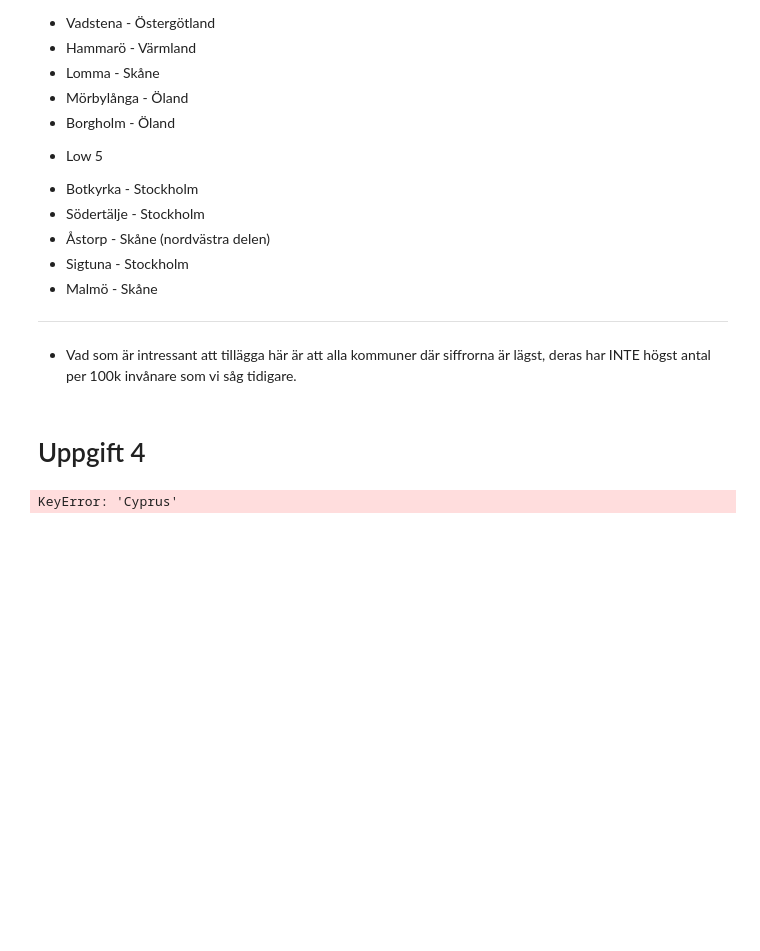
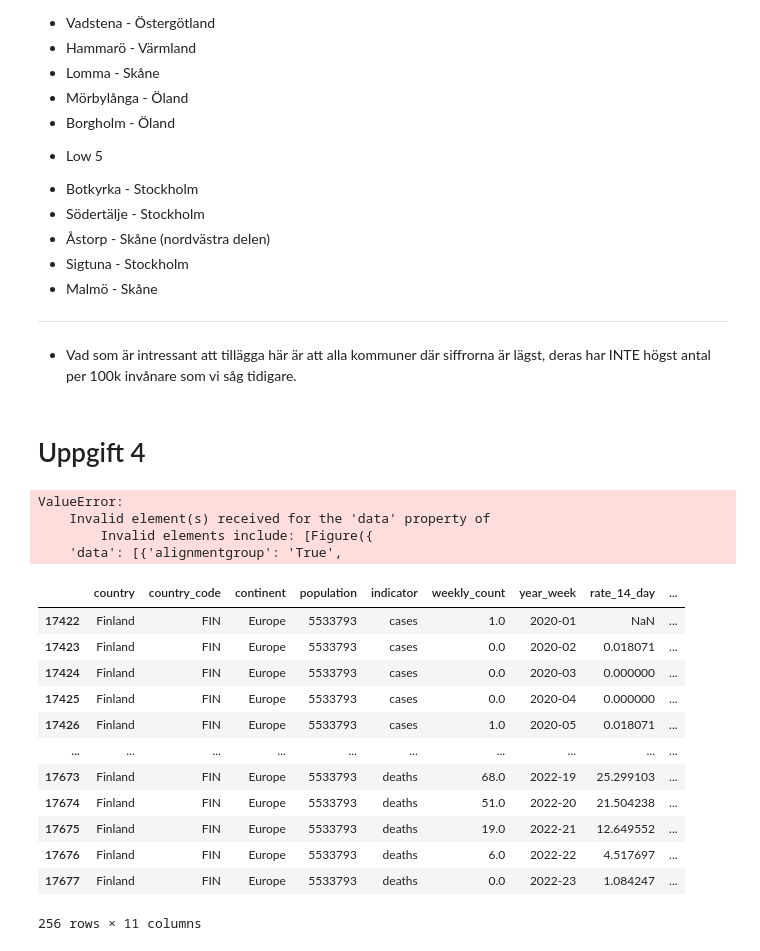
Before and after one commit to Danneftw1/Databehandling-Daniel-Nilsson, a Jupyter notebook: Labb_1/Labb.ipynb, the cells around one changed output. Cells and saved outputs as stored; diff of their text form; code cells hidden in the pictures; blank space fills up the shorter version.

```diff
--- a/Labb_1/Labb.ipynb
+++ b/Labb_1/Labb.ipynb
@@ -411,9 +432,64 @@ fig.show()
 - Vad som är intressant att tillägga här är att alla kommuner där siffrorna är lägst, deras har INTE högst antal per 100k invånare som vi såg tidigare.
 # %% [markdown]
 # Uppgift 4
-# %%
-worldcoviddata = pd.read_csv("../Data/worldwidedata_covid.csv")
-
-worldcoviddata['Cyprus']
-# %% [output]
-KeyError: 'Cyprus'
+# %%
+from plotly.subplots import make_subplots
+
+worldcoviddata = pd.read_csv("../Data/worldwidedata_covid.csv")
+
+sweden_covid = worldcoviddata[(worldcoviddata["country"] == "Sweden")]
+finland_covid = worldcoviddata[(worldcoviddata["country"] == "Finland")]
+norge_covid = worldcoviddata[(worldcoviddata["country"] == "Norge")]
+danmark_covid = worldcoviddata[(worldcoviddata["country"] == "Danmark")]
+
+fin_rate_week = finland_covid['rate_14_day']
+fin_year_week = finland_covid['year_week']
+
+swe_rate_week = sweden_covid['rate_14_day']
+swe_year_week = sweden_covid['year_week']
+
+fig = make_subplots(rows=1, cols=2)
+
+px.bar(sweden_covid,
+    y= "rate_14_day",
+    x="year_week",  # groups the bars next to eachother instead of stacking on eachother
+    labels={
+        "value": "Befolkning",
+        "variable": "Antal fall av Covid-19",
+    },
+    title="5 lägsta andel med dos 3 per kommun & 5 högsta andel med dos 3 per kommun"
+)
+
+fig.add_trace(px.scatter(x=fin_rate_week, y=fin_year_week), row=1 ,col=1)
+# %%
+fig = make_subplots(rows=1, cols=2)
+
+fig.add_trace(
+    px.bar(x=fin_rate_week, y=fin_year_week),
+    row=1, col=1
+)
+
+fig.add_trace(
+    px.bar(x=[20, 30, 40], y=[50, 60, 70]),
+    row=1, col=2)
+# %% [output]
+ValueError:
+    Invalid element(s) received for the 'data' property of
+        Invalid elements include: [Figure({
+    'data': [{'alignmentgroup': 'True',
+# %%
+finland_covid
+# %% [output]
+|  | country | country_code | continent | population | indicator | weekly_count | year_week | rate_14_day | ... |
+| 17422 | Finland | FIN | Europe | 5533793 | cases | 1.0 | 2020-01 | NaN | ... |
+| 17423 | Finland | FIN | Europe | 5533793 | cases | 0.0 | 2020-02 | 0.018071 | ... |
+| 17424 | Finland | FIN | Europe | 5533793 | cases | 0.0 | 2020-03 | 0.000000 | ... |
+| 17425 | Finland | FIN | Europe | 5533793 | cases | 0.0 | 2020-04 | 0.000000 | ... |
+| 17426 | Finland | FIN | Europe | 5533793 | cases | 1.0 | 2020-05 | 0.018071 | ... |
+| ... | ... | ... | ... | ... | ... | ... | ... | ... | ... |
+| 17673 | Finland | FIN | Europe | 5533793 | deaths | 68.0 | 2022-19 | 25.299103 | ... |
+| 17674 | Finland | FIN | Europe | 5533793 | deaths | 51.0 | 2022-20 | 21.504238 | ... |
+| 17675 | Finland | FIN | Europe | 5533793 | deaths | 19.0 | 2022-21 | 12.649552 | ... |
+| 17676 | Finland | FIN | Europe | 5533793 | deaths | 6.0 | 2022-22 | 4.517697 | ... |
+| 17677 | Finland | FIN | Europe | 5533793 | deaths | 0.0 | 2022-23 | 1.084247 | ... |
+256 rows × 11 columns
```
Also changed, not shown: parts of 2 cells of this notebook, 7 other files.
